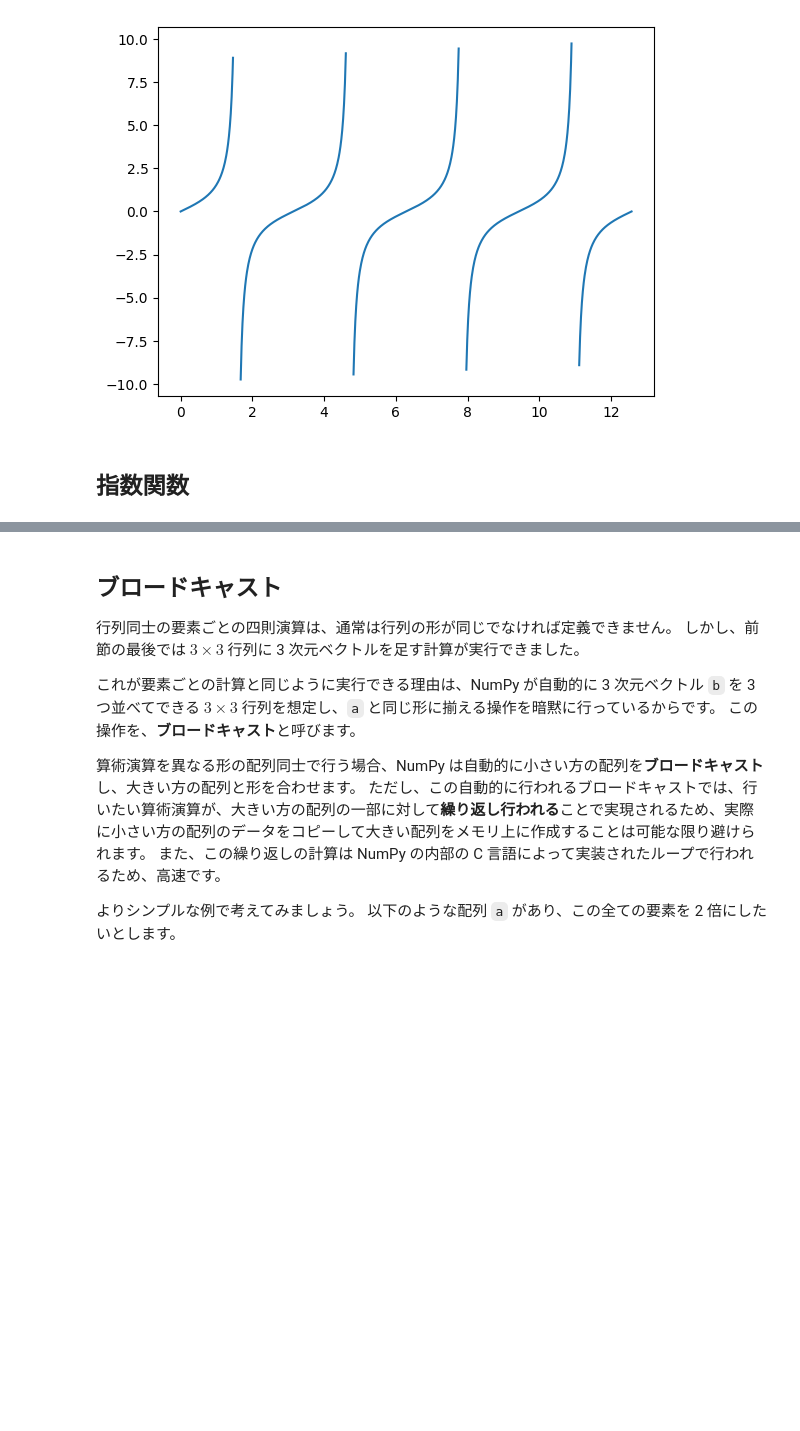
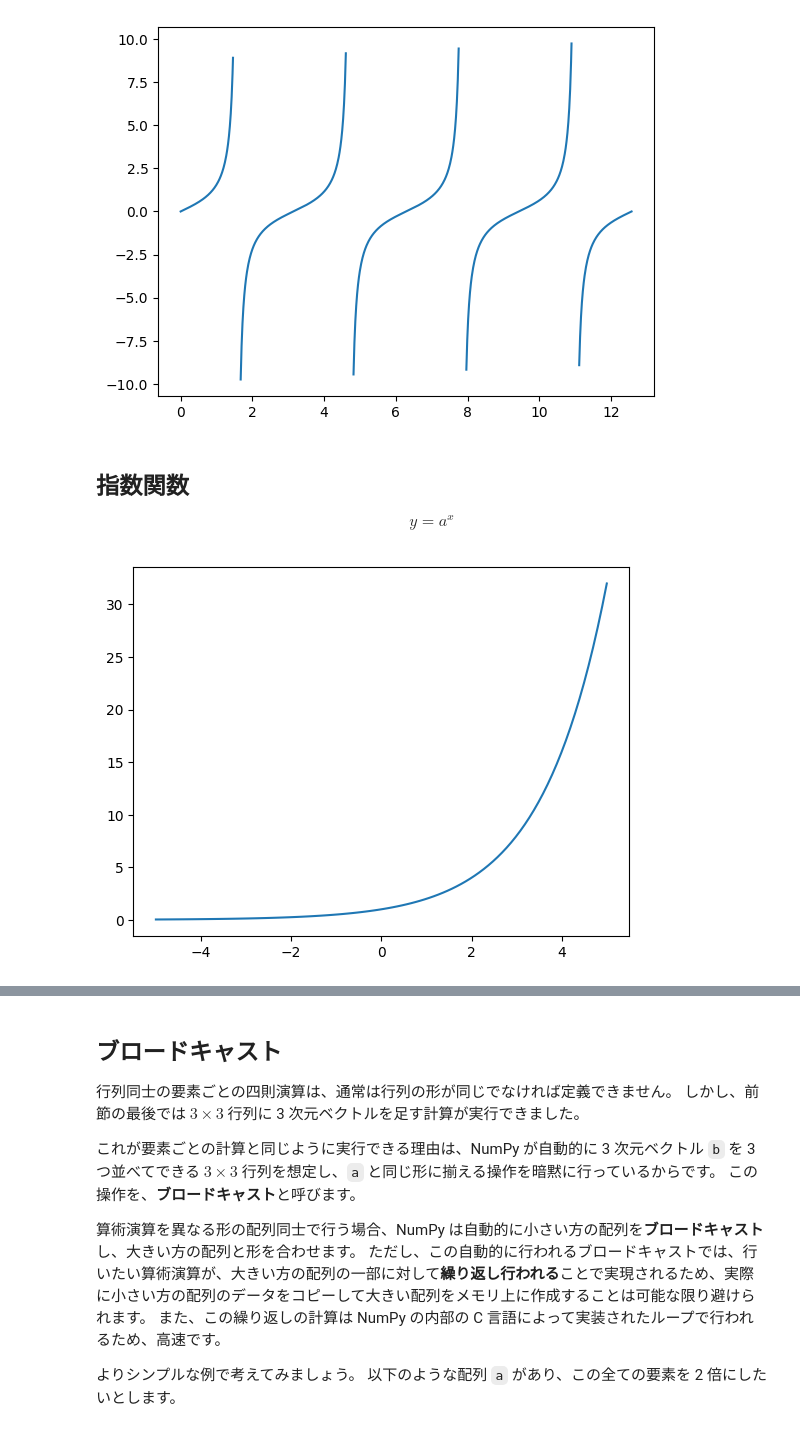
Before and after one commit to ykinolab-tokai/initial-training-2024, a Jupyter notebook: text/03_Reviewing_Elementary_Math_with_NumPy_and_Matplotlib.ipynb, the cells around one changed output, grey strips where cells are left out. Drawn from its saved outputs; the diff is of its cells as text; code cells hidden in the pictures; blank space fills up the shorter version.

```diff
--- a/text/03_Elementary_Math_and_NumPy.ipynb
+++ b/text/03_Reviewing_Elementary_Math_with_NumPy_and_Matplotlib.ipynb
@@ -593,3 +593,16 @@ plt.show()
 [figure]
 # %% [markdown]
 ## 指数関数
+
+$$
+    y = a^x
+$$
+# %%
+x = np.linspace(-5, 5, 100) # -5 から 5 までの範囲を 100 等分した1次元配列
+a = 2
+y = a**x
+
+plt.plot(x, y)
+plt.show()
+# %% [output]
+[figure, added]
```
Also changed, not shown: parts of 5 cells of this notebook, 28 other files.
